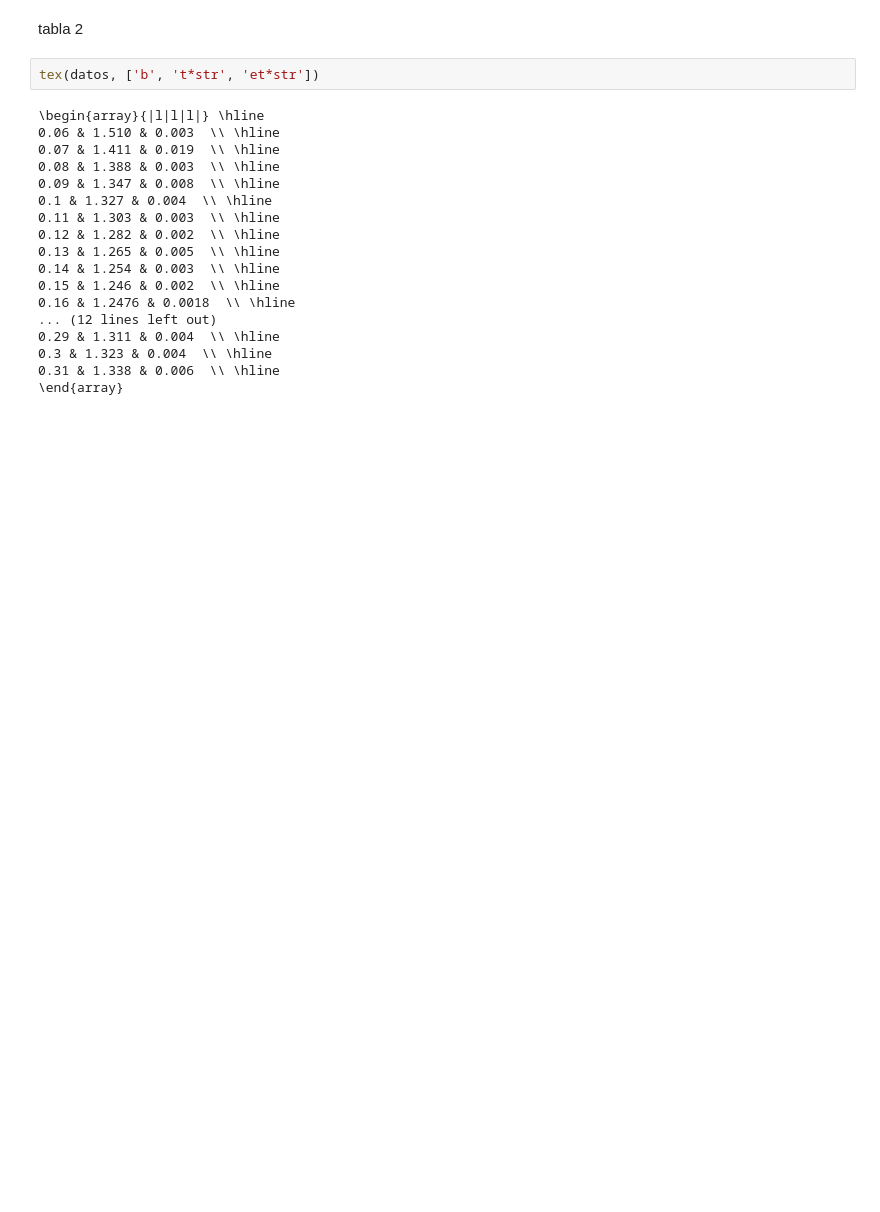
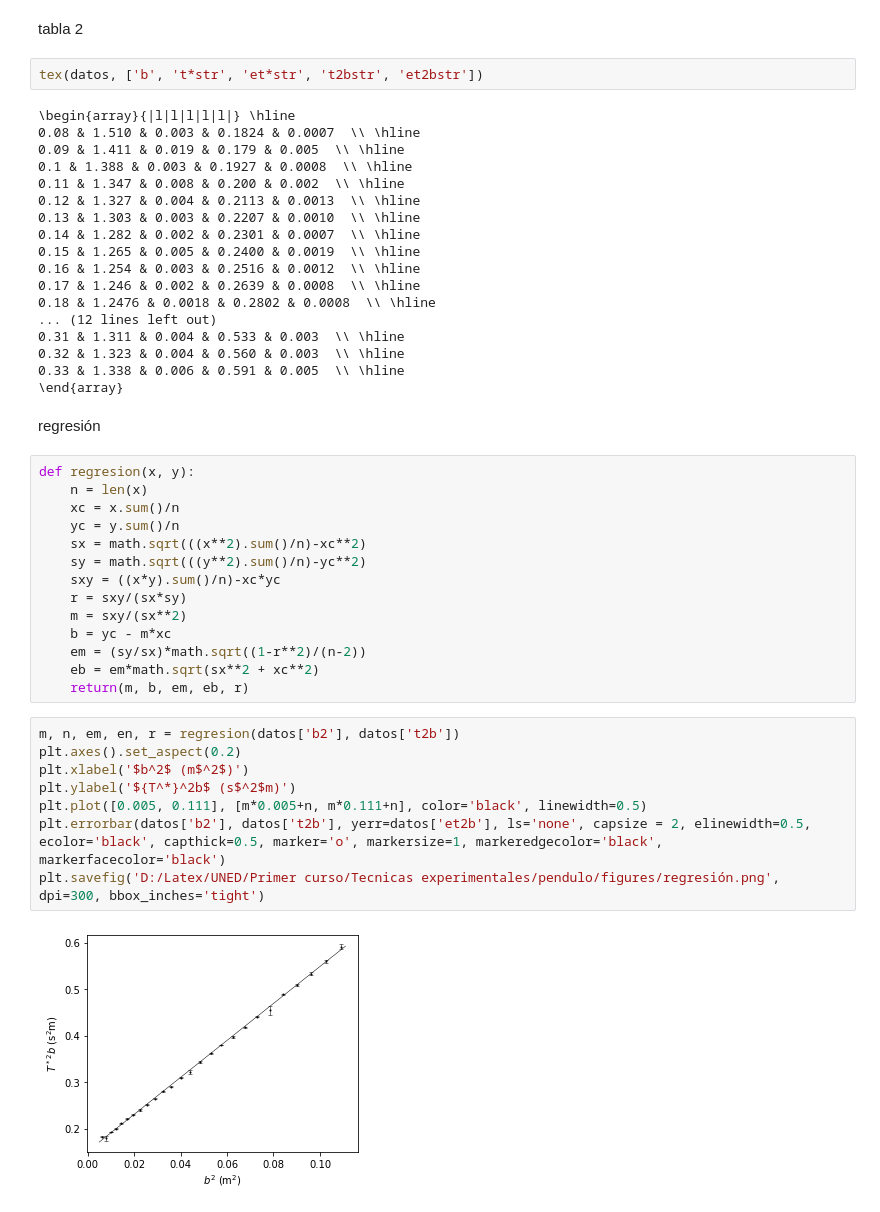
Before and after one commit to AndoniLatorreGalarraga/Tex, a Jupyter notebook: UNED/Primer curso/Tecnicas experimentales/pendulo/Python/pendulo.ipynb, the cells around one changed output. Saved outputs shown, nothing was run; the diff lists cells and outputs as text; blank space fills up the shorter version.

```diff
--- a/UNED/Primer curso/Tecnicas experimentales/pendulo/Python/pendulo.ipynb
+++ b/UNED/Primer curso/Tecnicas experimentales/pendulo/Python/pendulo.ipynb
@@ -81,22 +111,48 @@ See the caveats in the documentation: https://pandas.pydata.org/pandas-docs/stab
 # %% [markdown]
 tabla 2
 # %%
-tex(datos, ['b', 't*str', 'et*str'])
+tex(datos, ['b', 't*str', 'et*str', 't2bstr', 'et2bstr'])
 # %% [output]
-\begin{array}{|l|l|l|} \hline
-0.06 & 1.510 & 0.003  \\ \hline
-0.07 & 1.411 & 0.019  \\ \hline
-0.08 & 1.388 & 0.003  \\ \hline
-0.09 & 1.347 & 0.008  \\ \hline
-0.1 & 1.327 & 0.004  \\ \hline
-0.11 & 1.303 & 0.003  \\ \hline
-0.12 & 1.282 & 0.002  \\ \hline
-0.13 & 1.265 & 0.005  \\ \hline
-0.14 & 1.254 & 0.003  \\ \hline
-0.15 & 1.246 & 0.002  \\ \hline
-0.16 & 1.2476 & 0.0018  \\ \hline
+\begin{array}{|l|l|l|l|l|} \hline
+0.08 & 1.510 & 0.003 & 0.1824 & 0.0007  \\ \hline
+0.09 & 1.411 & 0.019 & 0.179 & 0.005  \\ \hline
+0.1 & 1.388 & 0.003 & 0.1927 & 0.0008  \\ \hline
+0.11 & 1.347 & 0.008 & 0.200 & 0.002  \\ \hline
+0.12 & 1.327 & 0.004 & 0.2113 & 0.0013  \\ \hline
+0.13 & 1.303 & 0.003 & 0.2207 & 0.0010  \\ \hline
+0.14 & 1.282 & 0.002 & 0.2301 & 0.0007  \\ \hline
+0.15 & 1.265 & 0.005 & 0.2400 & 0.0019  \\ \hline
+0.16 & 1.254 & 0.003 & 0.2516 & 0.0012  \\ \hline
+0.17 & 1.246 & 0.002 & 0.2639 & 0.0008  \\ \hline
+0.18 & 1.2476 & 0.0018 & 0.2802 & 0.0008  \\ \hline
 ... (12 lines left out)
-0.29 & 1.311 & 0.004  \\ \hline
-0.3 & 1.323 & 0.004  \\ \hline
-0.31 & 1.338 & 0.006  \\ \hline
+0.31 & 1.311 & 0.004 & 0.533 & 0.003  \\ \hline
+0.32 & 1.323 & 0.004 & 0.560 & 0.003  \\ \hline
+0.33 & 1.338 & 0.006 & 0.591 & 0.005  \\ \hline
 \end{array}
+# %% [markdown]
+regresión
+# %%
+def regresion(x, y):
+    n = len(x)
+    xc = x.sum()/n
+    yc = y.sum()/n
+    sx = math.sqrt(((x**2).sum()/n)-xc**2)
+    sy = math.sqrt(((y**2).sum()/n)-yc**2)
+    sxy = ((x*y).sum()/n)-xc*yc
+    r = sxy/(sx*sy)
+    m = sxy/(sx**2)
+    b = yc - m*xc
+    em = (sy/sx)*math.sqrt((1-r**2)/(n-2))
+    eb = em*math.sqrt(sx**2 + xc**2)
+    return(m, b, em, eb, r)
+# %%
+m, n, em, en, r = regresion(datos['b2'], datos['t2b'])
+plt.axes().set_aspect(0.2)
+plt.xlabel('$b^2$ (m$^2$)')
+plt.ylabel('${T^*}^2b$ (s$^2$m)')
+plt.plot([0.005, 0.111], [m*0.005+n, m*0.111+n], color='black', linewidth=0.5)
+plt.errorbar(datos['b2'], datos['t2b'], yerr=datos['et2b'], ls='none', capsize = 2, elinewidth=0.5, ecolor='black', capthick=0.5, marker='o', markersize=1, markeredgecolor='black', markerfacecolor='black')
+plt.savefig('D:/Latex/UNED/Primer curso/Tecnicas experimentales/pendulo/figures/regresión.png', dpi=300, bbox_inches='tight')
+# %% [output]
+[figure, added]
```
Also changed, not shown: parts of 14 cells of this notebook, 10 other files.
